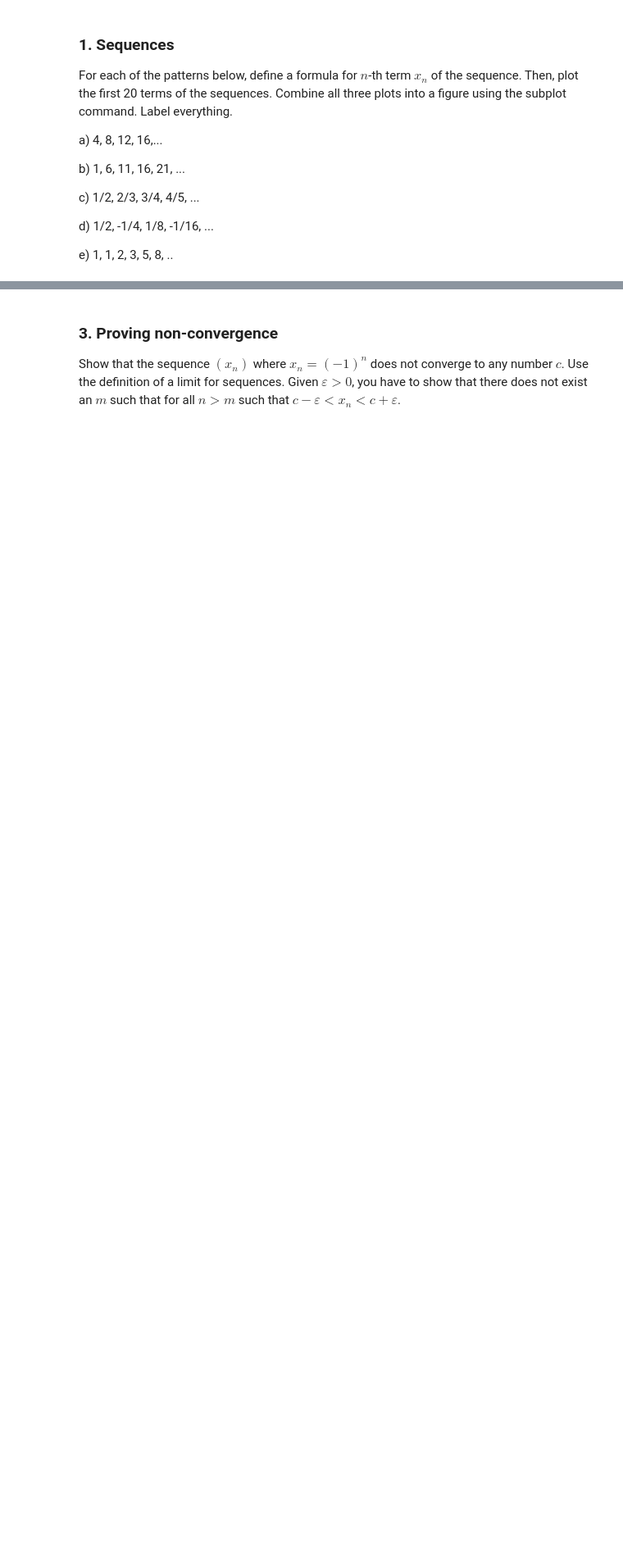
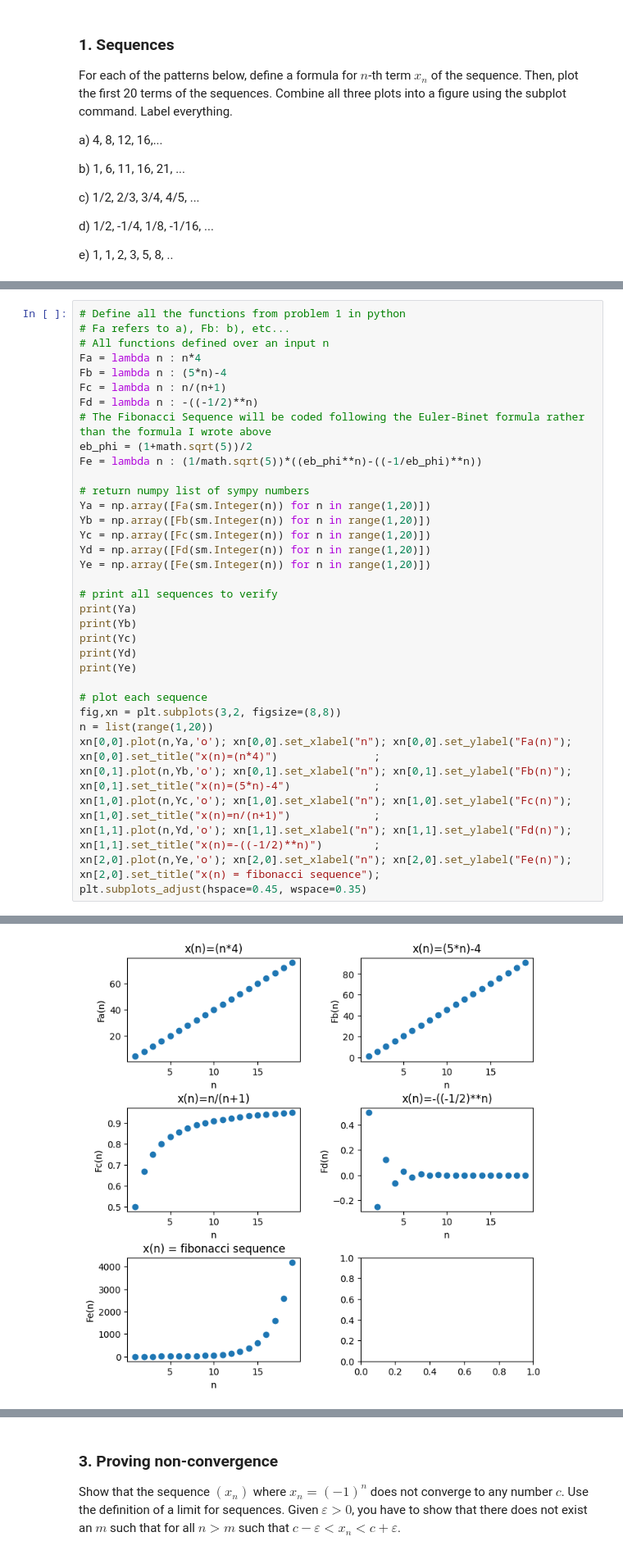
Before and after one commit to enriquea02/uw, a Jupyter notebook: eep502_analytical_methods_for_electrical_engineering/homework/HW_03_Reals_eantunano.ipynb, the cells around one changed output, grey strips where cells are left out. Shown at 82% size. Cells and saved outputs as stored; diff of their text form; blank space fills up the shorter version.

```diff
--- a/eep502_analytical_methods_for_electrical_engineering/homework/HW_03_Reals_eantunano.ipynb
+++ b/eep502_analytical_methods_for_electrical_engineering/homework/HW_03_Reals_eantunano.ipynb
@@ -56,0 +73,36 @@ e) 1, 1, 2, 3, 5, 8, ..
+# %%
+# Define all the functions from problem 1 in python
+# Fa refers to a), Fb: b), etc...
+# All functions defined over an input n
+Fa = lambda n : n*4
+Fb = lambda n : (5*n)-4
+Fc = lambda n : n/(n+1)
+Fd = lambda n : -((-1/2)**n)
+# The Fibonacci Sequence will be coded following the Euler-Binet formula rather than the formula I wrote above
+eb_phi = (1+math.sqrt(5))/2
+Fe = lambda n : (1/math.sqrt(5))*((eb_phi**n)-((-1/eb_phi)**n))
+
+# return numpy list of sympy numbers
+Ya = np.array([Fa(sm.Integer(n)) for n in range(1,20)])
+Yb = np.array([Fb(sm.Integer(n)) for n in range(1,20)])
+Yc = np.array([Fc(sm.Integer(n)) for n in range(1,20)])
+Yd = np.array([Fd(sm.Integer(n)) for n in range(1,20)])
+Ye = np.array([Fe(sm.Integer(n)) for n in range(1,20)])
+
+# print all sequences to verify
+print(Ya)
+print(Yb)
+print(Yc)
+print(Yd)
+print(Ye)
+
+# plot each sequence
+fig,xn = plt.subplots(3,2, figsize=(8,8))
+n = list(range(1,20))
+xn[0,0].plot(n,Ya,'o'); xn[0,0].set_xlabel("n"); xn[0,0].set_ylabel("Fa(n)"); xn[0,0].set_title("x(n)=(n*4)")               ;
+xn[0,1].plot(n,Yb,'o'); xn[0,1].set_xlabel("n"); xn[0,1].set_ylabel("Fb(n)"); xn[0,1].set_title("x(n)=(5*n)-4")             ;
+xn[1,0].plot(n,Yc,'o'); xn[1,0].set_xlabel("n"); xn[1,0].set_ylabel("Fc(n)"); xn[1,0].set_title("x(n)=n/(n+1)")             ;
+xn[1,1].plot(n,Yd,'o'); xn[1,1].set_xlabel("n"); xn[1,1].set_ylabel("Fd(n)"); xn[1,1].set_title("x(n)=-((-1/2)**n)")        ;
+xn[2,0].plot(n,Ye,'o'); xn[2,0].set_xlabel("n"); xn[2,0].set_ylabel("Fe(n)"); xn[2,0].set_title("x(n) = fibonacci sequence");
+plt.subplots_adjust(hspace=0.45, wspace=0.35)
+# %% [output]
@@ -57,3 +125,4 @@ e) 1, 1, 2, 3, 5, 8, ..
+[figure, added]
 # %% [markdown]
 ### 2. Sequence Convergence
 
```
Also changed, not shown: parts of 3 cells of this notebook.
